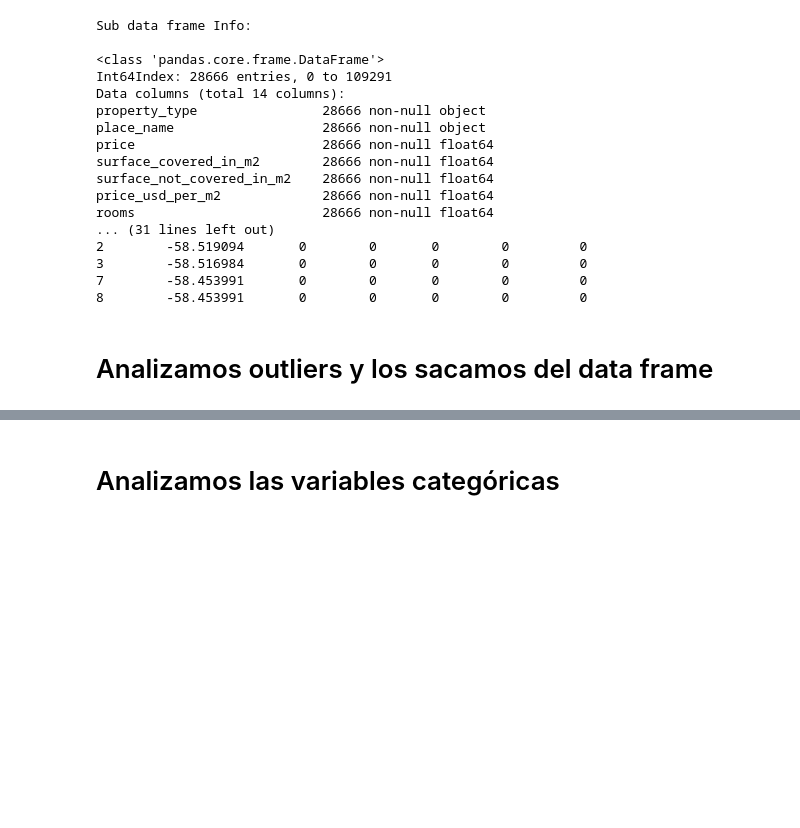
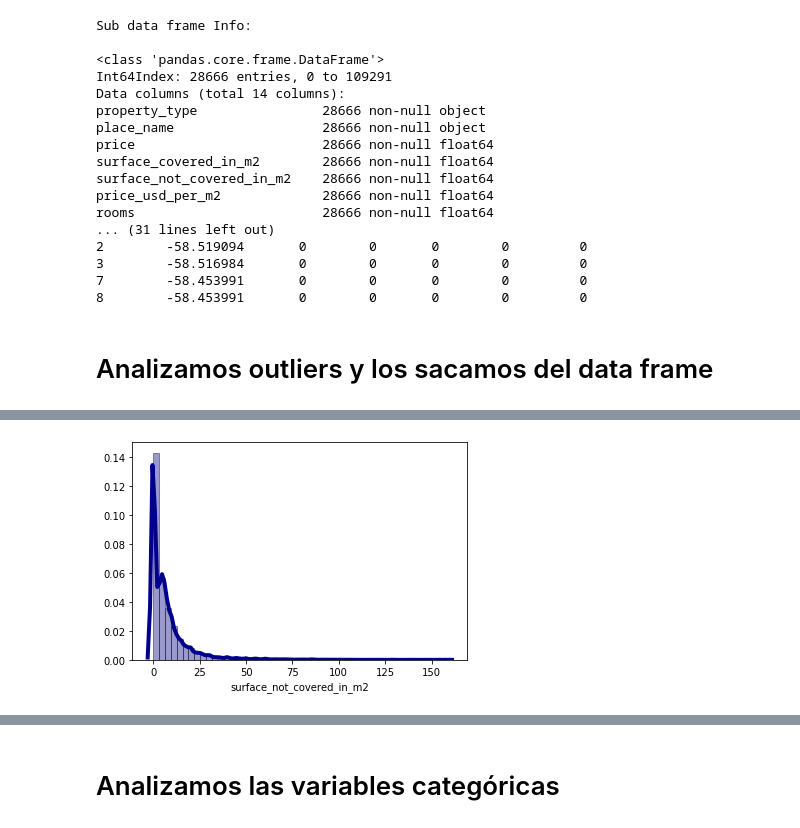
Before and after one commit to rdgagliano/DataScience-Grupo3, a Jupyter notebook: Desafio_2_1.ipynb, the cells around one changed output, grey strips where cells are left out. Saved outputs shown, nothing was run; the diff lists cells and outputs as text; code cells hidden in the pictures; blank space fills up the shorter version.

```diff
--- a/Desafio_2_1.ipynb
+++ b/Desafio_2_1.ipynb
@@ -168,0 +169,4 @@ sns.boxplot('property_type','price', data=df_subset)
+# %%
+Desafio_2_aux.drawUniqueDensityPlot(df_subset, 'surface_not_covered_in_m2')
+# %% [output]
+[figure, added]
```
Also changed, not shown: parts of 24 cells of this notebook, 1 other file.
